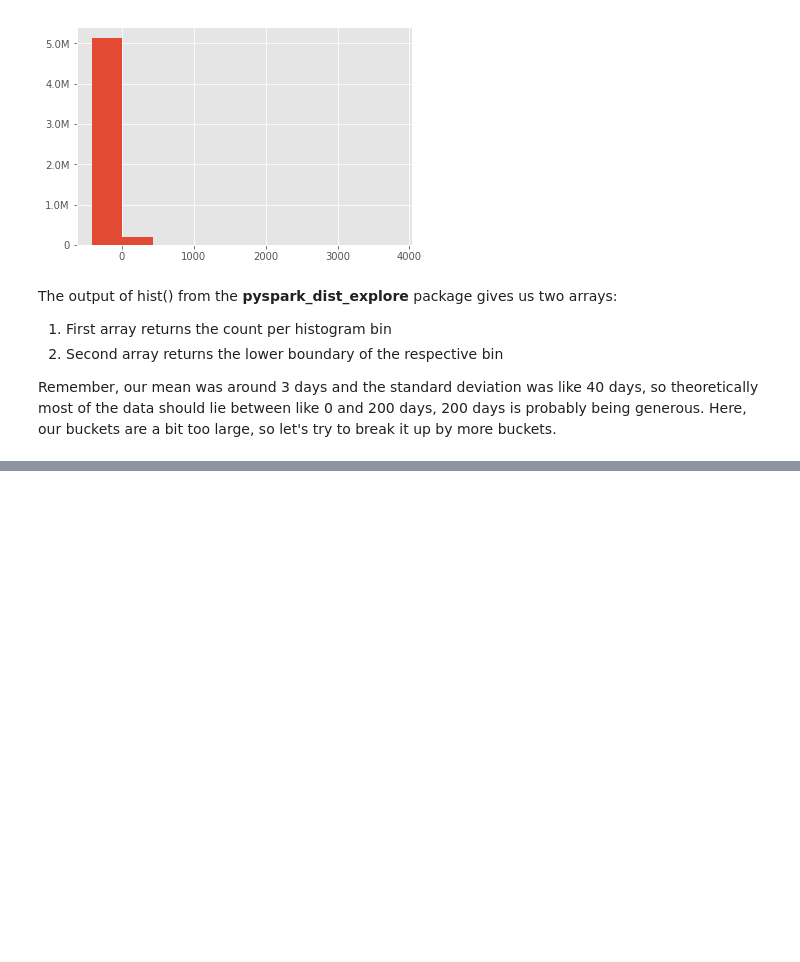
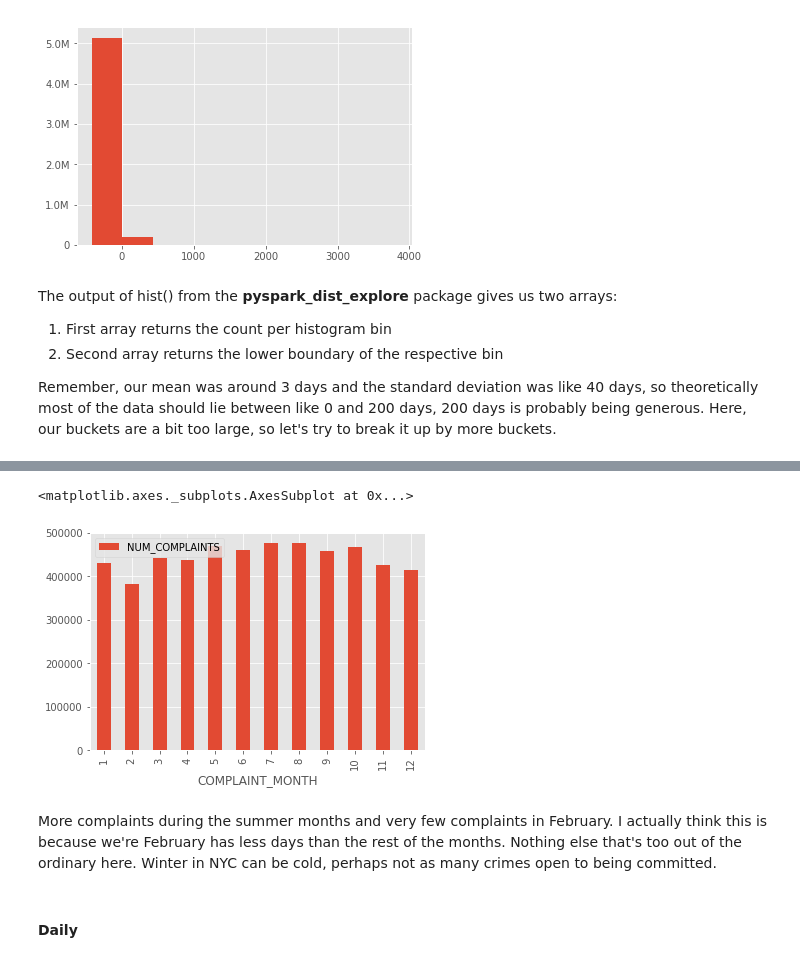
Before and after one commit to strikingmoose/nypd_complaints, a Jupyter notebook: notebook/10 - Data Exploration (Part V - Exploration & Analysis).ipynb, the cells around one changed output, grey strips where cells are left out. Saved outputs shown, nothing was run; the diff lists cells and outputs as text; code cells hidden in the pictures; blank space fills up the shorter version.

```diff
--- a/notebook/10 - Data Exploration (Part V - Exploration & Analysis).ipynb
+++ b/notebook/10 - Data Exploration (Part V - Exploration & Analysis).ipynb
@@ -424,0 +514,10 @@ GROUP BY COMPLAINT_START_TIMESTAMP_YEAR
+# %%
+# Plot number of complaints per month
+monthly_result.sort_values('COMPLAINT_MONTH', ascending = True).plot(kind = 'bar', x = 'COMPLAINT_MONTH', y = 'NUM_COMPLAINTS')
+# %% [output]
+<matplotlib.axes._subplots.AxesSubplot at 0x...>
+[figure, added]
+# %% [markdown]
+More complaints during the summer months and very few complaints in February. I actually think this is because we're February has less days than the rest of the months. Nothing else that's too out of the ordinary here. Winter in NYC can be cold, perhaps not as many crimes open to being committed.
+# %% [markdown]
+#### Daily
```
Also changed, not shown: parts of 32 cells of this notebook.
